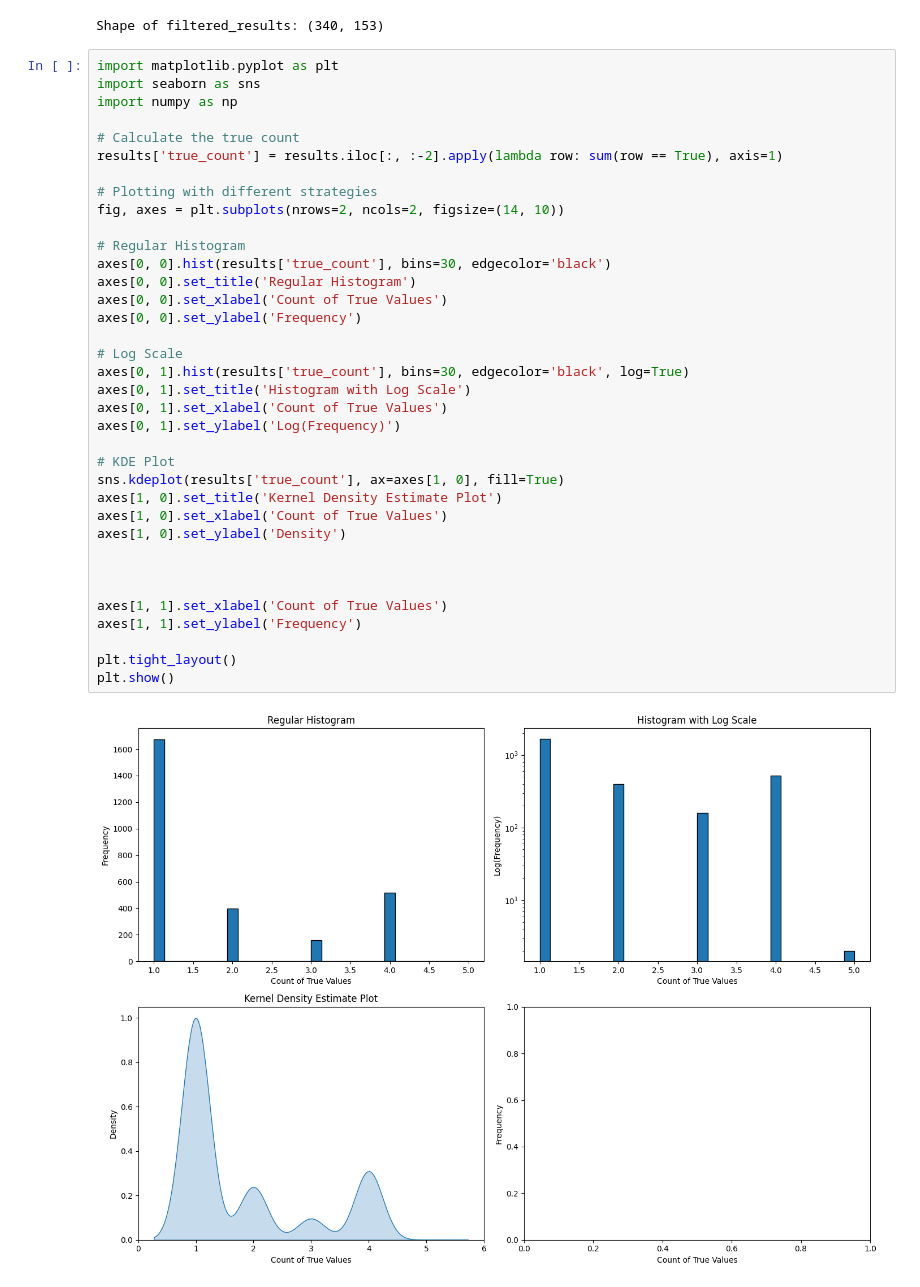
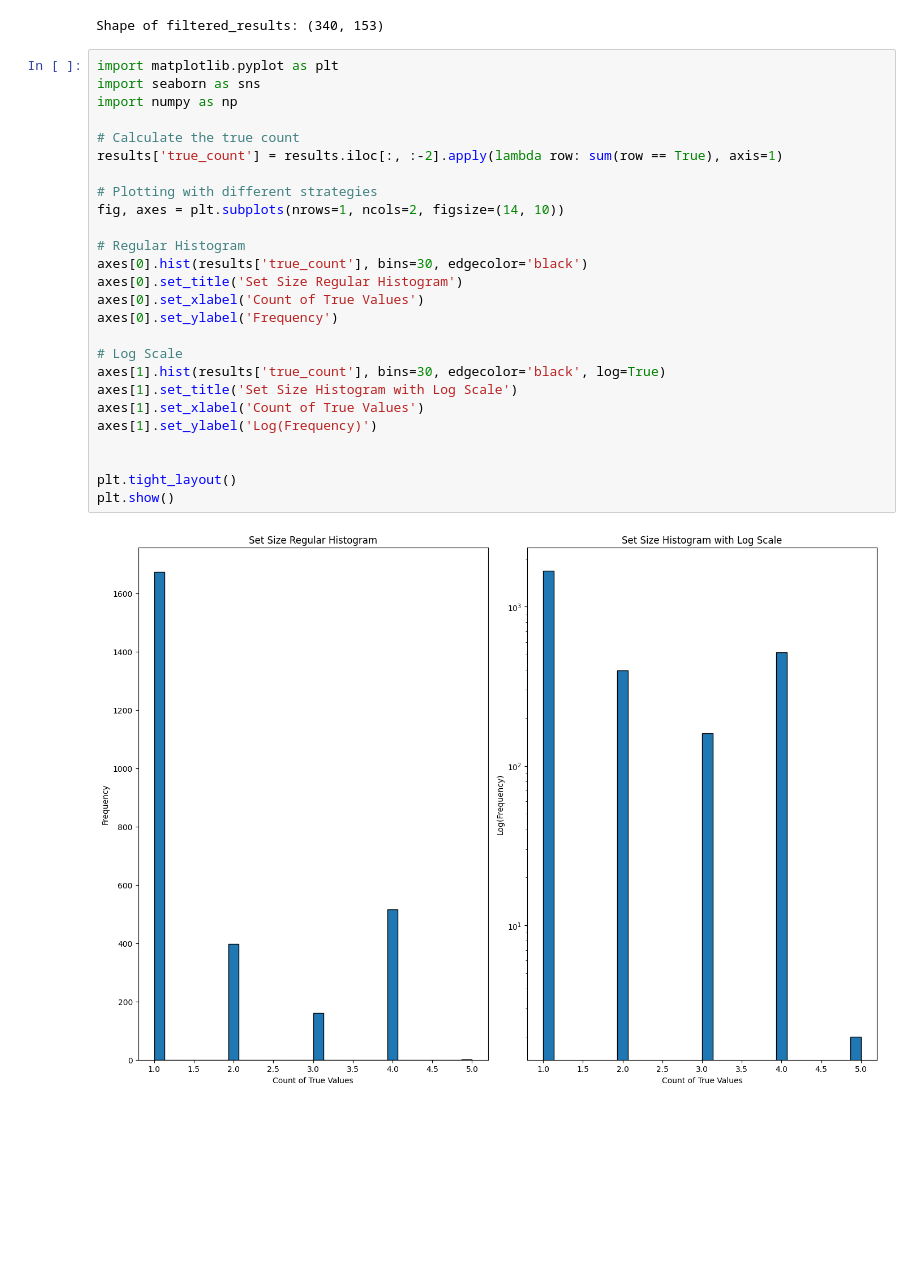
Before and after one commit to negarkamali/OOS, a Jupyter notebook: Intent_classification_conforml_prediction.ipynb, the cells around one changed output. Saved outputs shown, nothing was run; the diff lists cells and outputs as text; blank space fills up the shorter version.

Commit message:
fixed graphs

```diff
--- a/Intent_classification_conforml_prediction.ipynb
+++ b/Intent_classification_conforml_prediction.ipynb
@@ -358,38 +358,28 @@ Shape of filtered_results: (340, 153)
 # %%
 import matplotlib.pyplot as plt
 import seaborn as sns
 import numpy as np
 
 # Calculate the true count
 results['true_count'] = results.iloc[:, :-2].apply(lambda row: sum(row == True), axis=1)
 
 # Plotting with different strategies
-fig, axes = plt.subplots(nrows=2, ncols=2, figsize=(14, 10))
+fig, axes = plt.subplots(nrows=1, ncols=2, figsize=(14, 10))
 
 # Regular Histogram
-axes[0, 0].hist(results['true_count'], bins=30, edgecolor='black')
-axes[0, 0].set_title('Regular Histogram')
-axes[0, 0].set_xlabel('Count of True Values')
-axes[0, 0].set_ylabel('Frequency')
+axes[0].hist(results['true_count'], bins=30, edgecolor='black')
+axes[0].set_title('Set Size Regular Histogram')
+axes[0].set_xlabel('Count of True Values')
+axes[0].set_ylabel('Frequency')
 
 # Log Scale
-axes[0, 1].hist(results['true_count'], bins=30, edgecolor='black', log=True)
-axes[0, 1].set_title('Histogram with Log Scale')
-axes[0, 1].set_xlabel('Count of True Values')
-axes[0, 1].set_ylabel('Log(Frequency)')
+axes[1].hist(results['true_count'], bins=30, edgecolor='black', log=True)
+axes[1].set_title('Set Size Histogram with Log Scale')
+axes[1].set_xlabel('Count of True Values')
+axes[1].set_ylabel('Log(Frequency)')
 
-# KDE Plot
-sns.kdeplot(results['true_count'], ax=axes[1, 0], fill=True)
-axes[1, 0].set_title('Kernel Density Estimate Plot')
-axes[1, 0].set_xlabel('Count of True Values')
-axes[1, 0].set_ylabel('Density')
-
-
-
-axes[1, 1].set_xlabel('Count of True Values')
-axes[1, 1].set_ylabel('Frequency')
 
 plt.tight_layout()
 plt.show()
 # %% [output]
-[figure, old version]
+[figure, new version]
```
Also changed, not shown: parts of 2 cells of this notebook.
